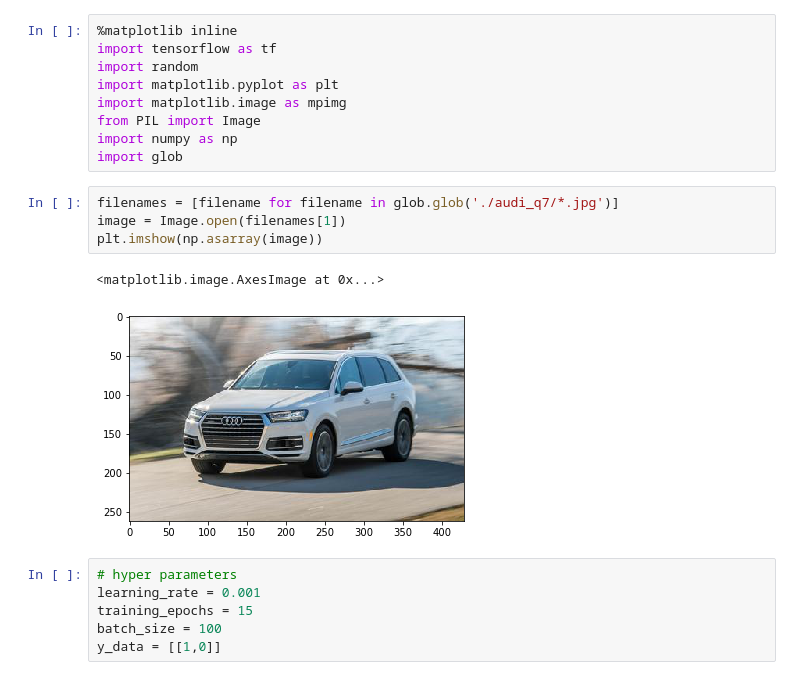
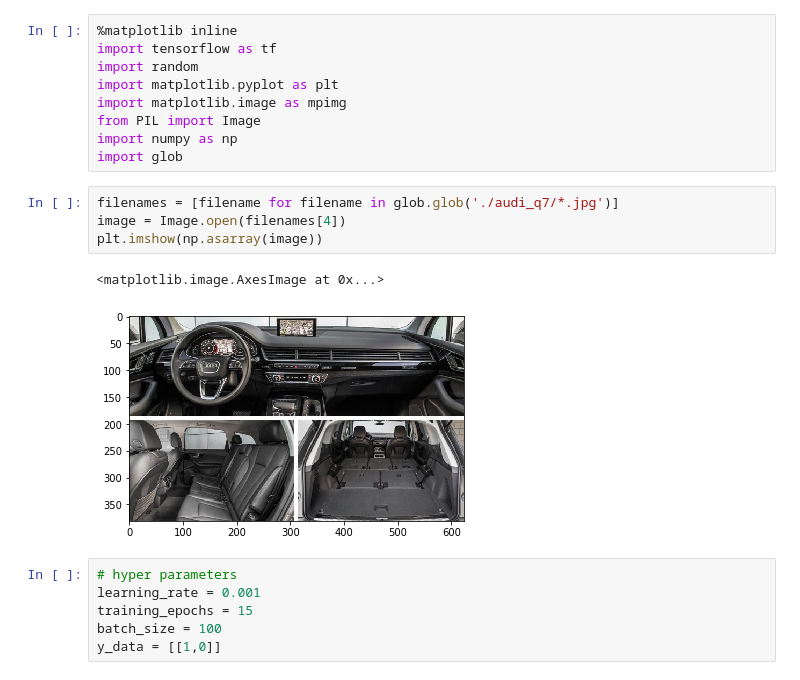
Before and after one commit to hdh7485/TrainCar, a Jupyter notebook: training_car.ipynb, the cells around one changed output. Cells and saved outputs as stored; diff of their text form.

```diff
--- a/training_car.ipynb
+++ b/training_car.ipynb
@@ -9,11 +9,11 @@ import numpy as np
 import glob
 # %%
 filenames = [filename for filename in glob.glob('./audi_q7/*.jpg')]
-image = Image.open(filenames[1])
+image = Image.open(filenames[4])
 plt.imshow(np.asarray(image))
 # %% [output]
 <matplotlib.image.AxesImage at 0x...>
-[figure, old version]
+[figure, new version]
 # %%
 # hyper parameters
 learning_rate = 0.001
```
Also changed, not shown: parts of 1 cell of this notebook, 1 other file.
